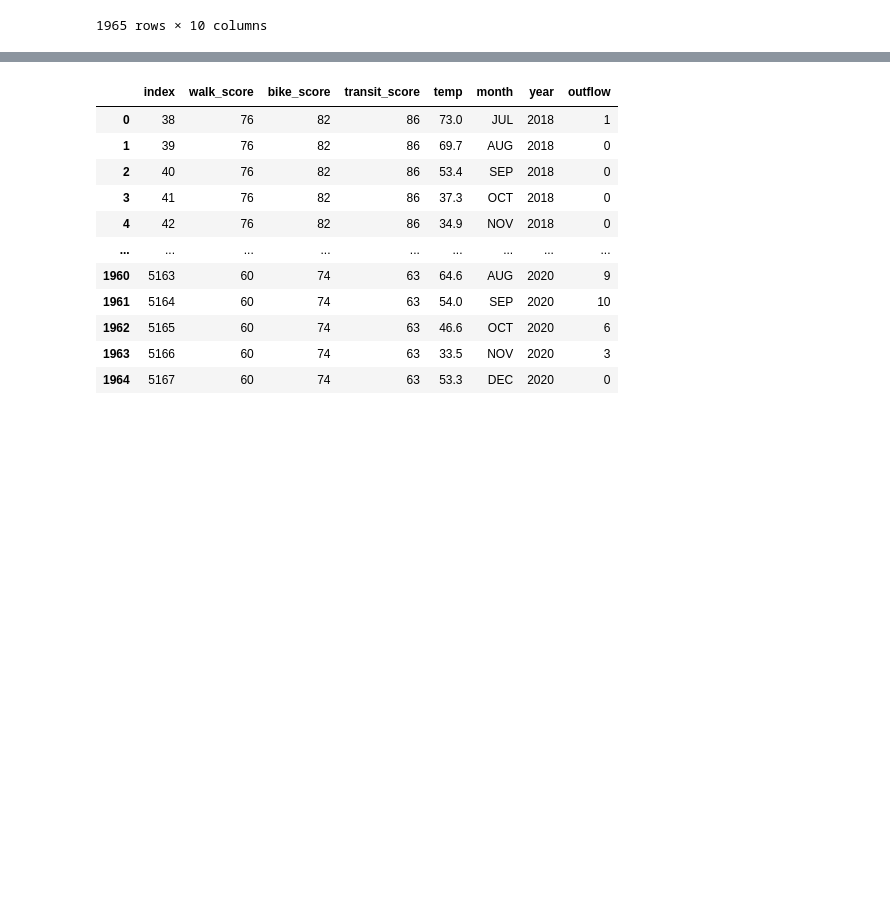
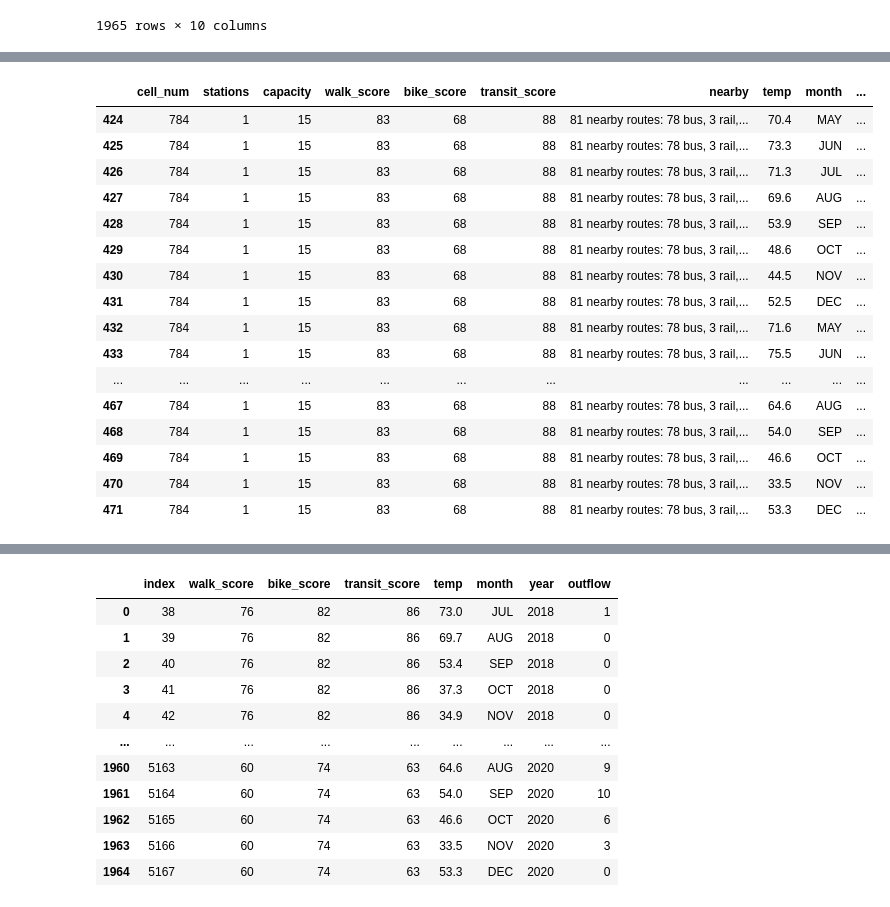
Before and after one commit to katelyn98/HealthyRide-Mapping, a Jupyter notebook: Notebooks/PGH ML DataSet.ipynb, the cells around one changed output, grey strips where cells are left out. Saved outputs shown, nothing was run; the diff lists cells and outputs as text; code cells hidden in the pictures; blank space fills up the shorter version.

```diff
--- a/Notebooks/PGH ML DataSet.ipynb
+++ b/Notebooks/PGH ML DataSet.ipynb
@@ -772,0 +793,4 @@ df_final_train_narrow.to_csv("../Data/PGH/cells_outflow_viz.csv")
+# %%
+df_grid2 = df_final_train_narrow.reset_index()
+df_grid2 = df_grid2.drop(columns=['index'])
+df_grid2
@@ -772,0 +996,20 @@ df_final_train_narrow.to_csv("../Data/PGH/cells_outflow_viz.csv")
+# %%
+df_grid2[df_grid2['cell_num'] == 784]
+# %% [output]
+|  | cell_num | stations | capacity | walk_score | bike_score | transit_score | nearby | temp | month | ... |
+| 424 | 784 | 1 | 15 | 83 | 68 | 88 | 81 nearby routes: 78 bus, 3 rail,... | 70.4 | MAY | ... |
+| 425 | 784 | 1 | 15 | 83 | 68 | 88 | 81 nearby routes: 78 bus, 3 rail,... | 73.3 | JUN | ... |
+| 426 | 784 | 1 | 15 | 83 | 68 | 88 | 81 nearby routes: 78 bus, 3 rail,... | 71.3 | JUL | ... |
+| 427 | 784 | 1 | 15 | 83 | 68 | 88 | 81 nearby routes: 78 bus, 3 rail,... | 69.6 | AUG | ... |
+| 428 | 784 | 1 | 15 | 83 | 68 | 88 | 81 nearby routes: 78 bus, 3 rail,... | 53.9 | SEP | ... |
+| 429 | 784 | 1 | 15 | 83 | 68 | 88 | 81 nearby routes: 78 bus, 3 rail,... | 48.6 | OCT | ... |
+| 430 | 784 | 1 | 15 | 83 | 68 | 88 | 81 nearby routes: 78 bus, 3 rail,... | 44.5 | NOV | ... |
+| 431 | 784 | 1 | 15 | 83 | 68 | 88 | 81 nearby routes: 78 bus, 3 rail,... | 52.5 | DEC | ... |
+| 432 | 784 | 1 | 15 | 83 | 68 | 88 | 81 nearby routes: 78 bus, 3 rail,... | 71.6 | MAY | ... |
+| 433 | 784 | 1 | 15 | 83 | 68 | 88 | 81 nearby routes: 78 bus, 3 rail,... | 75.5 | JUN | ... |
+| ... | ... | ... | ... | ... | ... | ... | ... | ... | ... | ... |
+| 467 | 784 | 1 | 15 | 83 | 68 | 88 | 81 nearby routes: 78 bus, 3 rail,... | 64.6 | AUG | ... |
+| 468 | 784 | 1 | 15 | 83 | 68 | 88 | 81 nearby routes: 78 bus, 3 rail,... | 54.0 | SEP | ... |
+| 469 | 784 | 1 | 15 | 83 | 68 | 88 | 81 nearby routes: 78 bus, 3 rail,... | 46.6 | OCT | ... |
+| 470 | 784 | 1 | 15 | 83 | 68 | 88 | 81 nearby routes: 78 bus, 3 rail,... | 33.5 | NOV | ... |
+| 471 | 784 | 1 | 15 | 83 | 68 | 88 | 81 nearby routes: 78 bus, 3 rail,... | 53.3 | DEC | ... |
```
Also changed, not shown: parts of 8 cells of this notebook, 3 other files.
